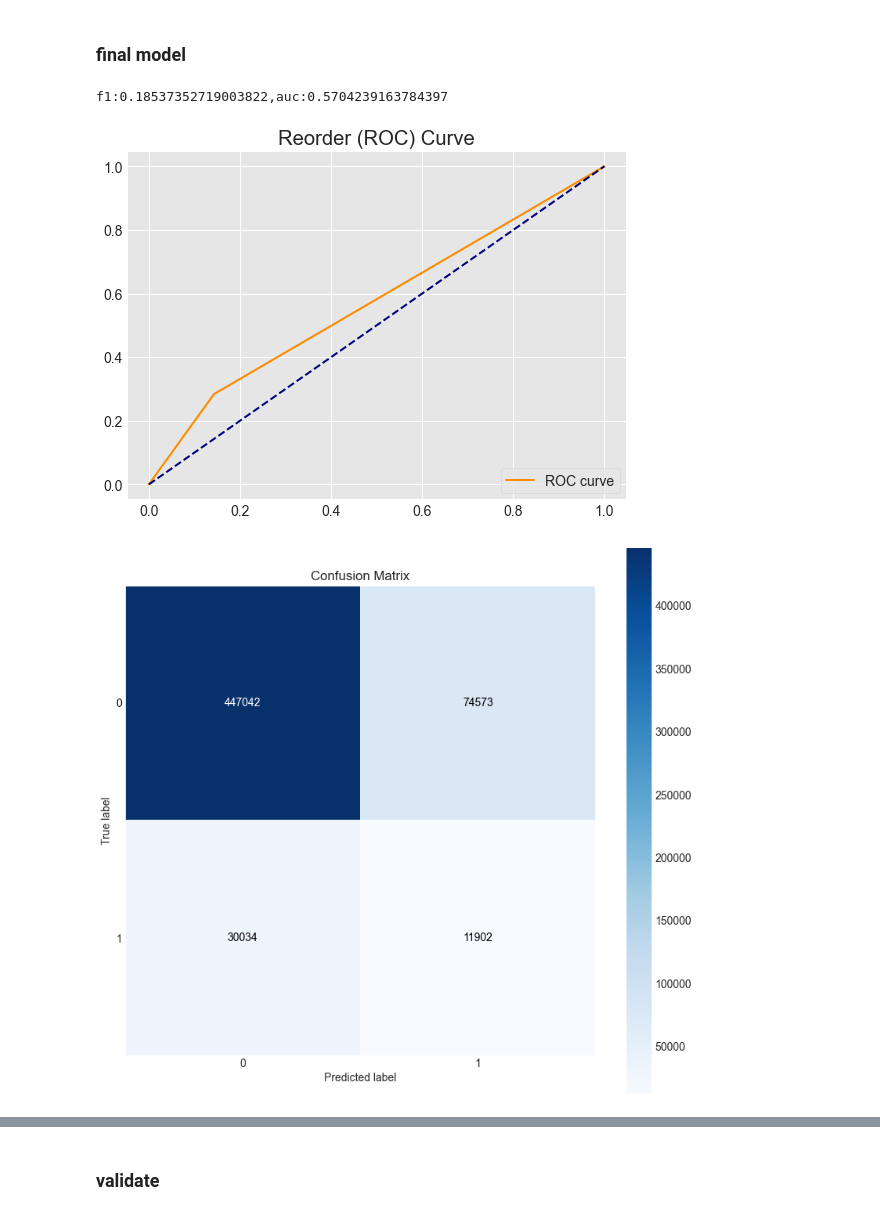
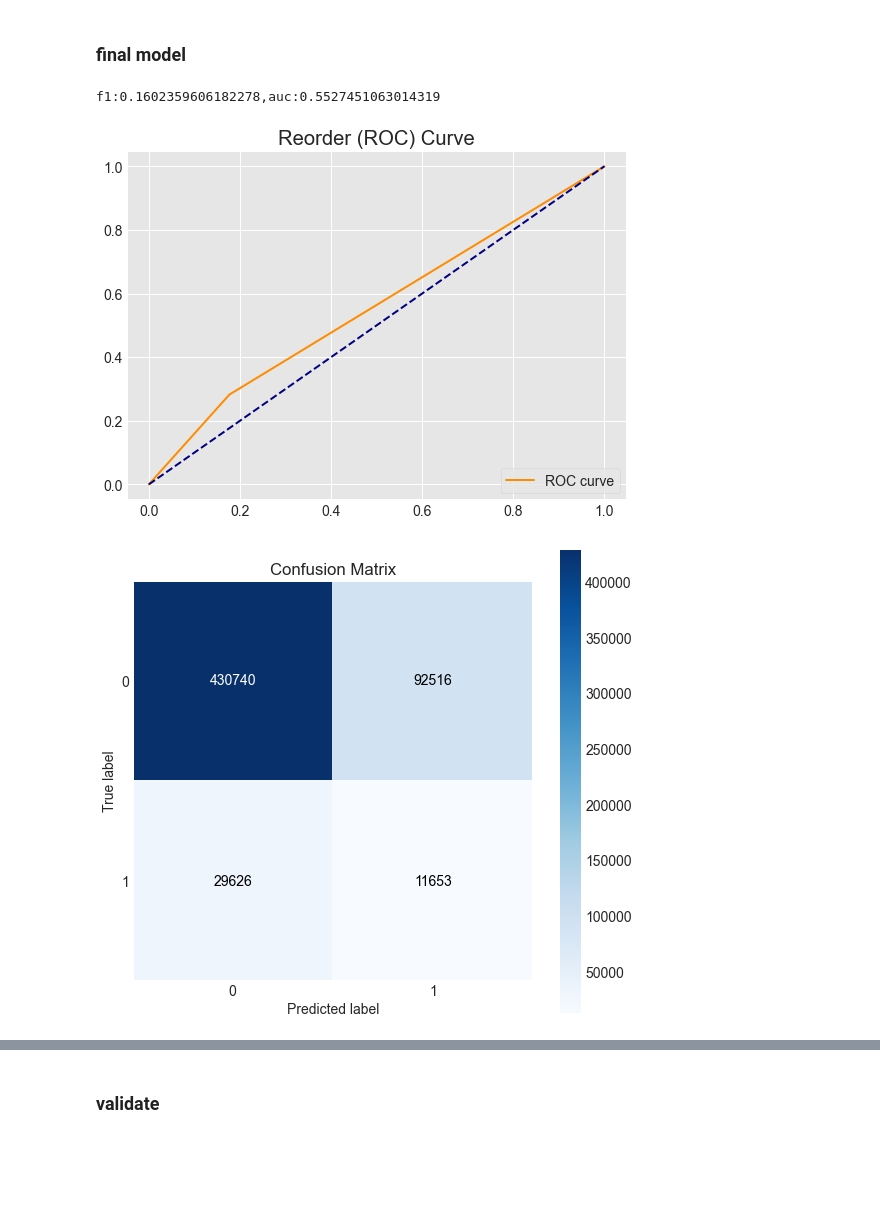
Before and after one commit to tchen052/Instacart-Market-Basket-Analysis, a Jupyter notebook: ipynb/models/log model testing.ipynb, the cells around one changed output, grey strips where cells are left out. Cells and saved outputs as stored; diff of their text form; code cells hidden in the pictures; blank space fills up the shorter version.

```diff
--- a/ipynb/models/log model testing.ipynb
+++ b/ipynb/models/log model testing.ipynb
@@ -198,0 +207,20 @@ train, validate, test = \
+# %%
+# temp = gr_mean.user_id.rank(method='dense').astype(int)
+from sklearn.model_selection import GroupShuffleSplit
+train_inds, test_inds = next(GroupShuffleSplit(test_size=.40, n_splits=2, random_state = 42).split(gr_mean, groups=gr_mean['user_id']))
+t1 = gr_mean.iloc[train_inds]
+t2 = gr_mean.iloc[test_inds]
+
+test_inds, val_inds = next(GroupShuffleSplit(test_size=.50, n_splits=2, random_state = 42).split(t2, groups=t2['user_id']))
+
+t3= t2.iloc[test_inds]
+t4= t2.iloc[val_inds]
+# %%
+print(t1.shape)
+print(t2.shape)
+print(t3.shape)
+print(t4.shape)
+
+train = t1
+test = t3
+validate = t4
@@ -519,8 +553,6 @@ best param = {'class_weight': {0: 0.14473684210526316, 1: 0.8552631578947368}}
 # %%
-from sklearn.model_selection import GridSearchCV
-
-clf = LogisticRegression(class_weight={0: 0.06836734693877551, 1: 0.9316326530612244}, max_iter=500)
-grid_values = {'penalty': ['l2'],'C':[0.001,.009,0.01,.1,1,5,10,25,100,1000]}
+clf = LogisticRegression(class_weight={0: 0.17857142857142855, 1: 0.8214285714285714}, max_iter=500)
+grid_values = {'penalty': ['none','l2'],'C':[0.001,.009,0.01,.1,1,10,100,1000]}
 grid_clf_acc = GridSearchCV(clf, param_grid = grid_values,scoring = 'f1')
 
 grid_clf_acc.fit(X_train, y_train)
@@ -556,7 +588,7 @@ grid_clf_acc.best_params_
 # stored_score_vals
 # %%
 # logreg = LogisticRegression(penalty = 'l2', C= 0.1, random_state = 0, max_iter=500)
-logreg = LogisticRegression(C=100, penalty= 'l2',class_weight={0: 0.06836734693877551, 1: 0.9316326530612244}, max_iter=500)
+logreg = LogisticRegression(C=0.1, penalty= 'l2',class_weight={0: 0.17857142857142855, 1: 0.8214285714285714}, max_iter=500)
 logreg.fit(X_train, y_train)
 
 y_pred = logreg.predict(X_test)
@@ -768,27 +803,27 @@ Run model against validation set
 # %%
 #Final model
 # X_train = X_train[best_features]
 # X_test = X_test[best_features]
 
-logreg = LogisticRegression(C=100, penalty= 'l2',class_weight={0: 0.06836734693877551, 1: 0.9316326530612244}, max_iter=500)
+logreg = LogisticRegression(C=0.1, class_weight={0: 0.17857142857142855, 1: 0.8214285714285714}, max_iter=500)
 logreg.fit(X_train, y_train)
 
 reorder_logit_prob = logreg.predict_proba(X_test)[:,1]
 
-f1=f1_score(y_test,reorder_logit_prob > .55)
-brier=brier_score_loss(y_test, reorder_logit_prob > .55)
-auc=roc_auc_score(y_test, reorder_logit_prob > .55)
+f1=f1_score(y_test,reorder_logit_prob > .35)
+brier=brier_score_loss(y_test, reorder_logit_prob > .35)
+auc=roc_auc_score(y_test, reorder_logit_prob > .35)
 
 print(f"f1:{f1},auc:{auc}")
 
 #plot ROC
-fpr, tpr, thresholds = roc_curve(y_test, reorder_logit_prob > .55)
+fpr, tpr, thresholds = roc_curve(y_test, reorder_logit_prob > .35)
 
 #Visualization for ROC curve
 gen_auc_viz(fpr, tpr, thresholds)
 
-plot_cm(y_test, reorder_logit_prob > .55)
+plot_cm(y_test, reorder_logit_prob > .35)
 # %% [output]
-f1:0.18537352719003822,auc:0.5704239163784397
+f1:0.1602359606182278,auc:0.5527451063014319
-[figure, old version]
+[figure, new version]
-[figure, old version]
+[figure, new version]
```
Also changed, not shown: parts of 38 cells of this notebook, 16 other files.
